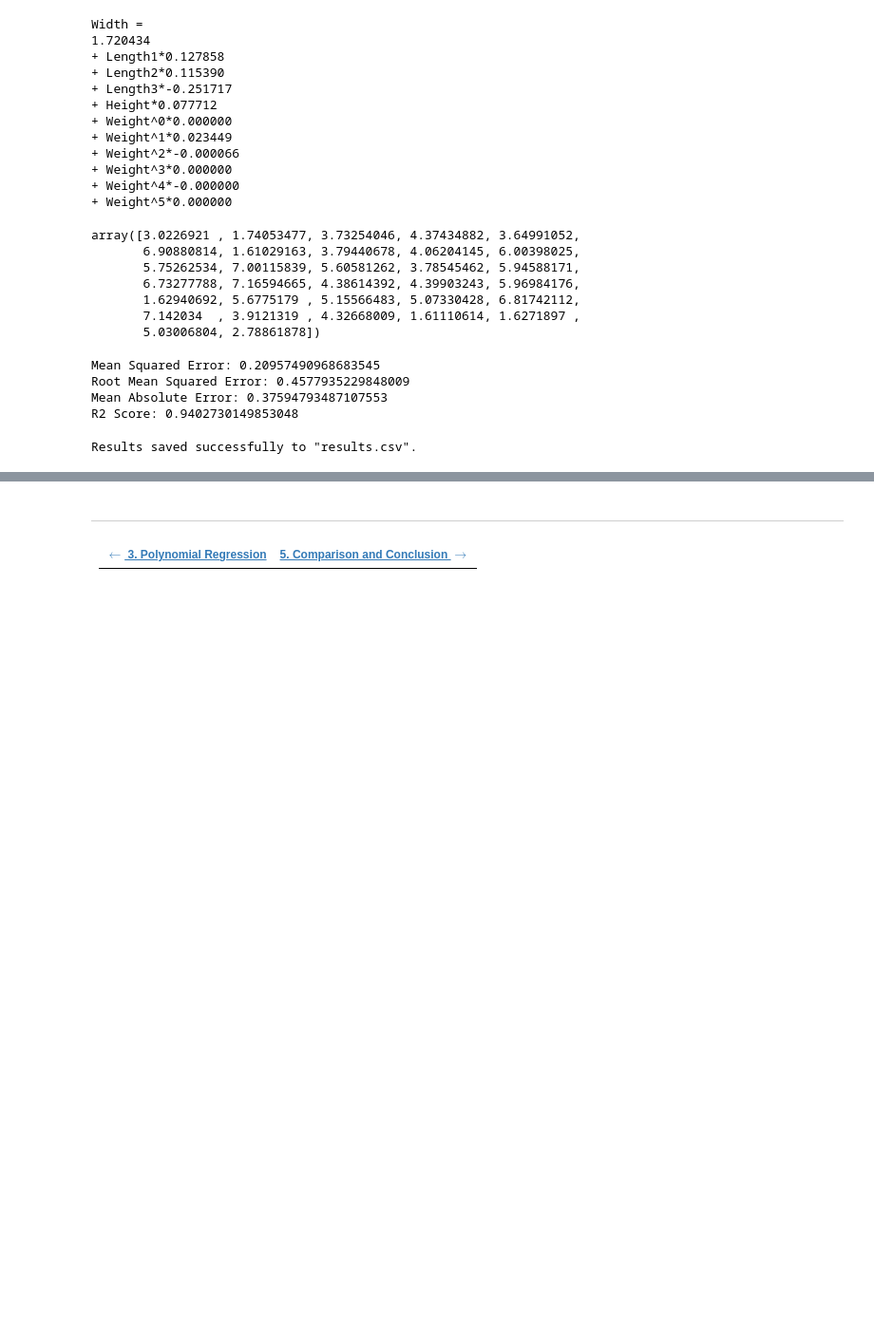
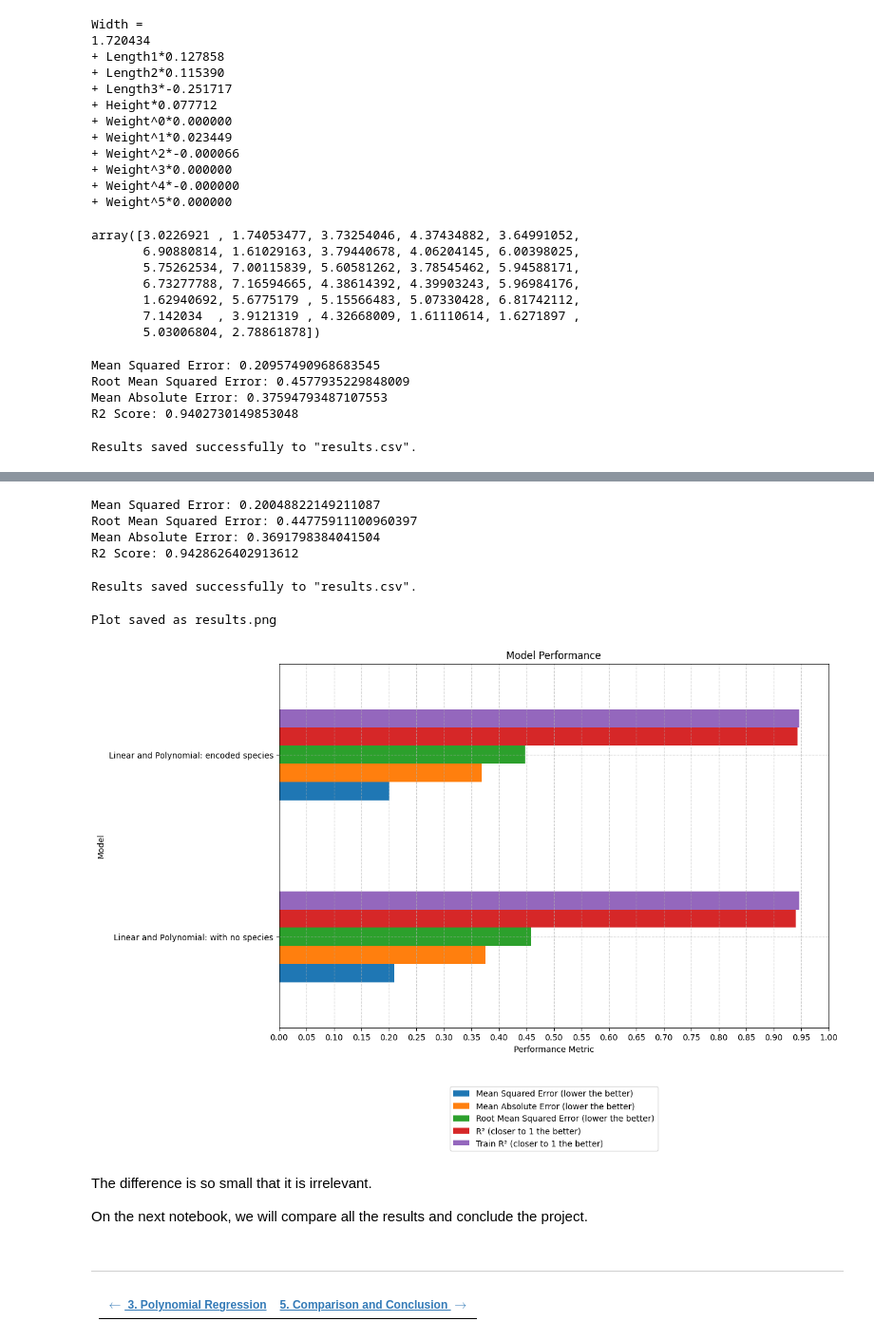
Before and after one commit to joaoalexarruda/fishcatch, a Jupyter notebook: notebooks/n4_linear_and_polynomial_regression.ipynb, the cells around one changed output, grey strips where cells are left out. Shown at 95% size. Saved outputs shown, nothing was run; the diff lists cells and outputs as text; code cells hidden in the pictures; blank space fills up the shorter version.

```diff
--- a/notebooks/n4_linear_and_polynomial_regression.ipynb
+++ b/notebooks/n4_linear_and_polynomial_regression.ipynb
@@ -170,3 +298,35 @@ Results saved successfully to "results.csv".
+# %%
+# Performance of the model
+mse = mean_squared_error(y_test, y_pred)
+mae = mean_absolute_error(y_test, y_pred)
+r2 = r2_score(y_test, y_pred)
+rmse = np.sqrt(mse)
+
+print(f'Mean Squared Error: {mse}')
+print(f'Root Mean Squared Error: {rmse}')
+print(f'Mean Absolute Error: {mae}')
+print(f'R2 Score: {r2}')
+# %% [output]
+Mean Squared Error: 0.20048822149211087
+Root Mean Squared Error: 0.44775911100960397
+Mean Absolute Error: 0.3691798384041504
+R2 Score: 0.9428626402913612
+# %%
+# Save the results to a csv file
+save_results(mse, mae, r2, rmse, train_r2, 'Linear and Polynomial: encoded species')
+# %% [output]
+Results saved successfully to "results.csv".
+# %%
+from save_results import plot_results
+plot_results(regression_model = 'Linear and Polynomial',
+             save_plot = True)
+# %% [output]
+Plot saved as results.png
+[figure, added]
+# %% [markdown]
+The difference is so small that it is irrelevant.
+
+On the next notebook, we will compare all the results and conclude the project.
 # %% [markdown]
 ### <hr>
 
```
Also changed, not shown: parts of 11 cells of this notebook, 6 other files.
